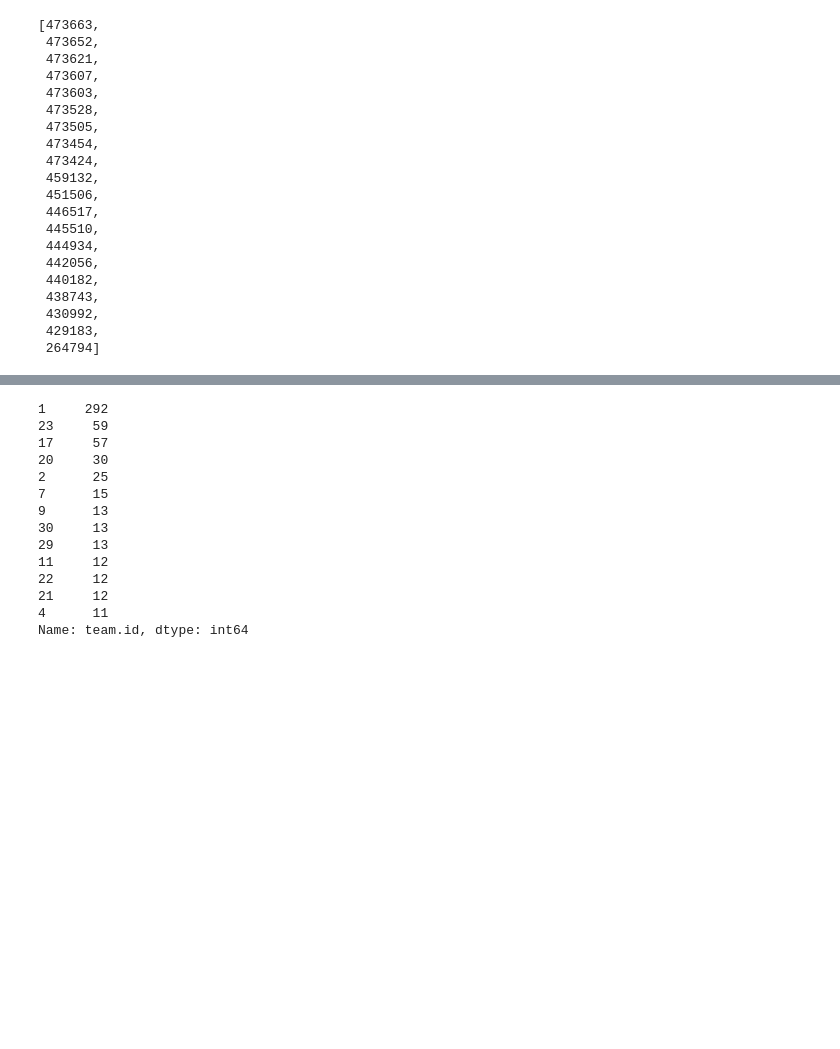
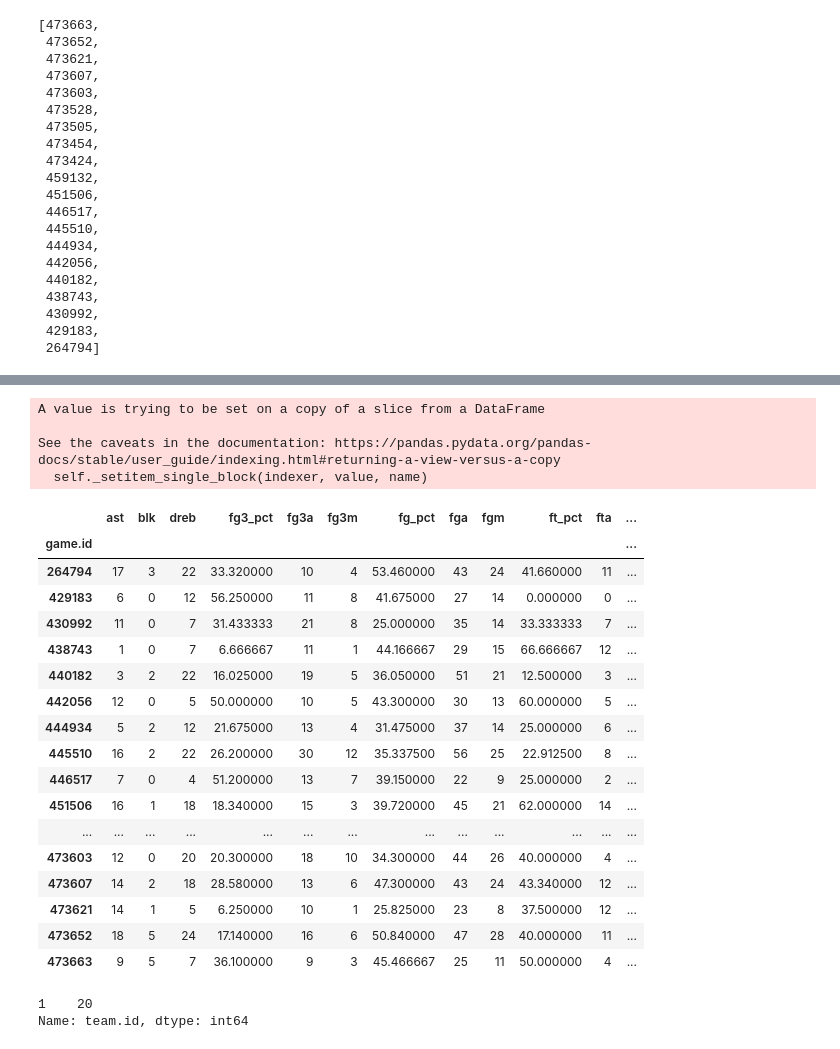
Before and after one commit to ZacharyArgentin/Predicting_NBA_Results, a Jupyter notebook: 5_API.ipynb, the cells around one changed output, grey strips where cells are left out. Cells and saved outputs as stored; diff of their text form; code cells hidden in the pictures; blank space fills up the shorter version.

Commit message:
Improved the data cleaning function to remove rows of data where players played no minutes in a game, and the value in the minutes column was simply an empty string. Added an aggregate stats function.

```diff
--- a/5_API.ipynb
+++ b/5_API.ipynb
@@ -116,12 +119,16 @@ def get_stats(game_ids_home, game_ids_away):
     # Get pandas dataframe of home team stats
     params_home = format_params(game_ids_home)                                 # Get param list
     stats_home = make_request("stats", record_path="data", params=params_home) # Make request with said param list
+    stats_home = clean_stats(stats_home)                                       # clean the data
     stats_home = stats_home[stats_home["team.id"].eq(stats_home["game.home_team_id"])]  # Filter for stats of players that played for the home team
-
+    stats_home = aggregate_stats(stats_home)                                   # aggregate individual player stats into team stats
 
     # Get pandas dataframe of away team stats
     params_away = format_params(game_ids_away)
     stats_away = make_request("stats", record_path="data", params=params_away)
+    stats_away = clean_stats(stats_away)
+    stats_away = stats_away[stats_away["team.id"].eq(stats_away["game.home_team_id"])]
+    stats_away = aggregate_stats(stats_away)
 
     return stats_home, stats_away
 # %%
@@ -145,19 +155,37 @@ stats_home[stats_home["team.id"].eq(stats_home["game.home_team_id"])].groupby("g
+# %%
+stats_home = clean_stats(stats_home)                                       # clean the data
+stats_home = stats_home[stats_home["team.id"].eq(stats_home["game.home_team_id"])]  # Filter for stats of players that played for the home team
+stats_home = aggregate_stats(stats_home)
+# %% [output]
+A value is trying to be set on a copy of a slice from a DataFrame
+
+See the caveats in the documentation: https://pandas.pydata.org/pandas-docs/stable/user_guide/indexing.html#returning-a-view-versus-a-copy
+  self._setitem_single_block(indexer, value, name)
+# %%
+stats_home
+# %% [output]
+|  | ast | blk | dreb | fg3_pct | fg3a | fg3m | fg_pct | fga | fgm | ft_pct | fta | ... |
+| game.id |  |  |  |  |  |  |  |  |  |  |  | ... |
+| 264794 | 17 | 3 | 22 | 33.320000 | 10 | 4 | 53.460000 | 43 | 24 | 41.660000 | 11 | ... |
+| 429183 | 6 | 0 | 12 | 56.250000 | 11 | 8 | 41.675000 | 27 | 14 | 0.000000 | 0 | ... |
+| 430992 | 11 | 0 | 7 | 31.433333 | 21 | 8 | 25.000000 | 35 | 14 | 33.333333 | 7 | ... |
+| 438743 | 1 | 0 | 7 | 6.666667 | 11 | 1 | 44.166667 | 29 | 15 | 66.666667 | 12 | ... |
+| 440182 | 3 | 2 | 22 | 16.025000 | 19 | 5 | 36.050000 | 51 | 21 | 12.500000 | 3 | ... |
+| 442056 | 12 | 0 | 5 | 50.000000 | 10 | 5 | 43.300000 | 30 | 13 | 60.000000 | 5 | ... |
+| 444934 | 5 | 2 | 12 | 21.675000 | 13 | 4 | 31.475000 | 37 | 14 | 25.000000 | 6 | ... |
+| 445510 | 16 | 2 | 22 | 26.200000 | 30 | 12 | 35.337500 | 56 | 25 | 22.912500 | 8 | ... |
+| 446517 | 7 | 0 | 4 | 51.200000 | 13 | 7 | 39.150000 | 22 | 9 | 25.000000 | 2 | ... |
+| 451506 | 16 | 1 | 18 | 18.340000 | 15 | 3 | 39.720000 | 45 | 21 | 62.000000 | 14 | ... |
+| ... | ... | ... | ... | ... | ... | ... | ... | ... | ... | ... | ... | ... |
+| 473603 | 12 | 0 | 20 | 20.300000 | 18 | 10 | 34.300000 | 44 | 26 | 40.000000 | 4 | ... |
+| 473607 | 14 | 2 | 18 | 28.580000 | 13 | 6 | 47.300000 | 43 | 24 | 43.340000 | 12 | ... |
+| 473621 | 14 | 1 | 5 | 6.250000 | 10 | 1 | 25.825000 | 23 | 8 | 37.500000 | 12 | ... |
+| 473652 | 18 | 5 | 24 | 17.140000 | 16 | 6 | 50.840000 | 47 | 28 | 40.000000 | 11 | ... |
+| 473663 | 9 | 5 | 7 | 36.100000 | 9 | 3 | 45.466667 | 25 | 11 | 50.000000 | 4 | ... |
 # %%
 stats_home["team.id"].value_counts()
 # %% [output]
-1     292
-23     59
-17     57
-20     30
-2      25
-7      15
-9      13
-30     13
-29     13
-11     12
-22     12
-21     12
-4      11
+1    20
 Name: team.id, dtype: int64
 # %%
 stats_away
```
Also changed, not shown: parts of 6 cells of this notebook, 4 other files.
